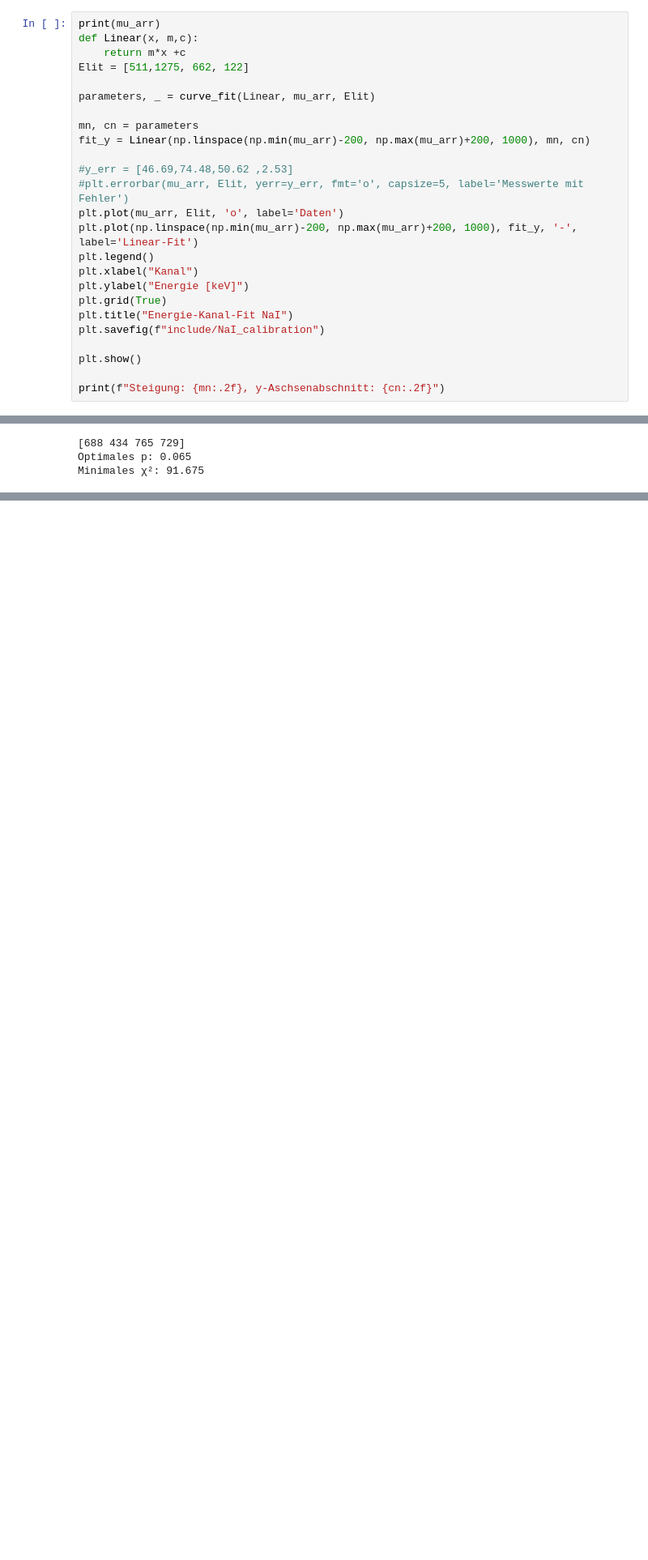
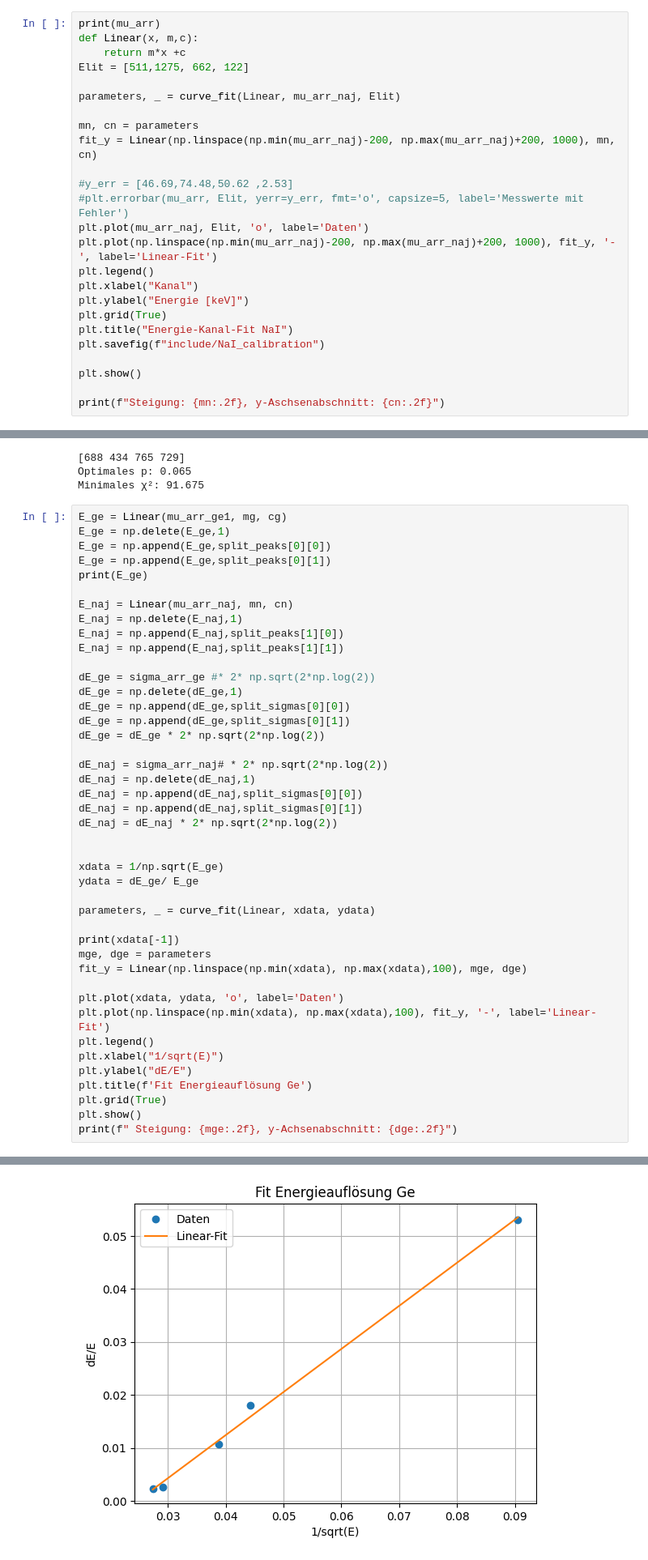
Before and after one commit to caesar2003/P4-Gamma-Coincidence-Spectroscopy, a Jupyter notebook: auswertung.ipynb, the cells around one changed output, grey strips where cells are left out. Shown at 81% size. Drawn from its saved outputs; the diff is of its cells as text; blank space fills up the shorter version.

Commit message:
energieauflösung

```diff
--- a/auswertung.ipynb
+++ b/auswertung.ipynb
@@ -180,15 +184,15 @@ def Linear(x, m,c):
     return m*x +c
 Elit = [511,1275, 662, 122]
 
-parameters, _ = curve_fit(Linear, mu_arr, Elit)
+parameters, _ = curve_fit(Linear, mu_arr_naj, Elit)
 
 mn, cn = parameters
-fit_y = Linear(np.linspace(np.min(mu_arr)-200, np.max(mu_arr)+200, 1000), mn, cn)
+fit_y = Linear(np.linspace(np.min(mu_arr_naj)-200, np.max(mu_arr_naj)+200, 1000), mn, cn)
 
 #y_err = [46.69,74.48,50.62 ,2.53]
 #plt.errorbar(mu_arr, Elit, yerr=y_err, fmt='o', capsize=5, label='Messwerte mit Fehler')
-plt.plot(mu_arr, Elit, 'o', label='Daten')
-plt.plot(np.linspace(np.min(mu_arr)-200, np.max(mu_arr)+200, 1000), fit_y, '-', label='Linear-Fit')
+plt.plot(mu_arr_naj, Elit, 'o', label='Daten')
+plt.plot(np.linspace(np.min(mu_arr_naj)-200, np.max(mu_arr_naj)+200, 1000), fit_y, '-', label='Linear-Fit')
 plt.legend()
 plt.xlabel("Kanal")
 plt.ylabel("Energie [keV]")
@@ -751,3 +756,47 @@ print(f"Minimales χ²: {chi2_min:.3f}")
 [688 434 765 729]
 Optimales p: 0.065
 Minimales χ²: 91.675
+# %%
+E_ge = Linear(mu_arr_ge1, mg, cg)
+E_ge = np.delete(E_ge,1)
+E_ge = np.append(E_ge,split_peaks[0][0])
+E_ge = np.append(E_ge,split_peaks[0][1])
+print(E_ge)
+
+E_naj = Linear(mu_arr_naj, mn, cn)
+E_naj = np.delete(E_naj,1)
+E_naj = np.append(E_naj,split_peaks[1][0])
+E_naj = np.append(E_naj,split_peaks[1][1])
+
+dE_ge = sigma_arr_ge #* 2* np.sqrt(2*np.log(2))
+dE_ge = np.delete(dE_ge,1)
+dE_ge = np.append(dE_ge,split_sigmas[0][0])
+dE_ge = np.append(dE_ge,split_sigmas[0][1])
+dE_ge = dE_ge * 2* np.sqrt(2*np.log(2))
+
+dE_naj = sigma_arr_naj# * 2* np.sqrt(2*np.log(2))
+dE_naj = np.delete(dE_naj,1)
+dE_naj = np.append(dE_naj,split_sigmas[0][0])
+dE_naj = np.append(dE_naj,split_sigmas[0][1])
+dE_naj = dE_naj * 2* np.sqrt(2*np.log(2))
+
+
+xdata = 1/np.sqrt(E_ge)
+ydata = dE_ge/ E_ge
+
+parameters, _ = curve_fit(Linear, xdata, ydata)
+
+print(xdata[-1])
+mge, dge = parameters
+fit_y = Linear(np.linspace(np.min(xdata), np.max(xdata),100), mge, dge)
+
+plt.plot(xdata, ydata, 'o', label='Daten')
+plt.plot(np.linspace(np.min(xdata), np.max(xdata),100), fit_y, '-', label='Linear-Fit')
+plt.legend()
+plt.xlabel("1/sqrt(E)")
+plt.ylabel("dE/E")
+plt.title(f'Fit Energieauflösung Ge')
+plt.grid(True)
+plt.show()
+print(f" Steigung: {mge:.2f}, y-Achsenabschnitt: {dge:.2f}")
+# %% [output]
@@ -753,0 +805 @@ Minimales χ²: 91.675
+[figure, added]
```
Also changed, not shown: parts of 10 cells of this notebook, 10 other files.
